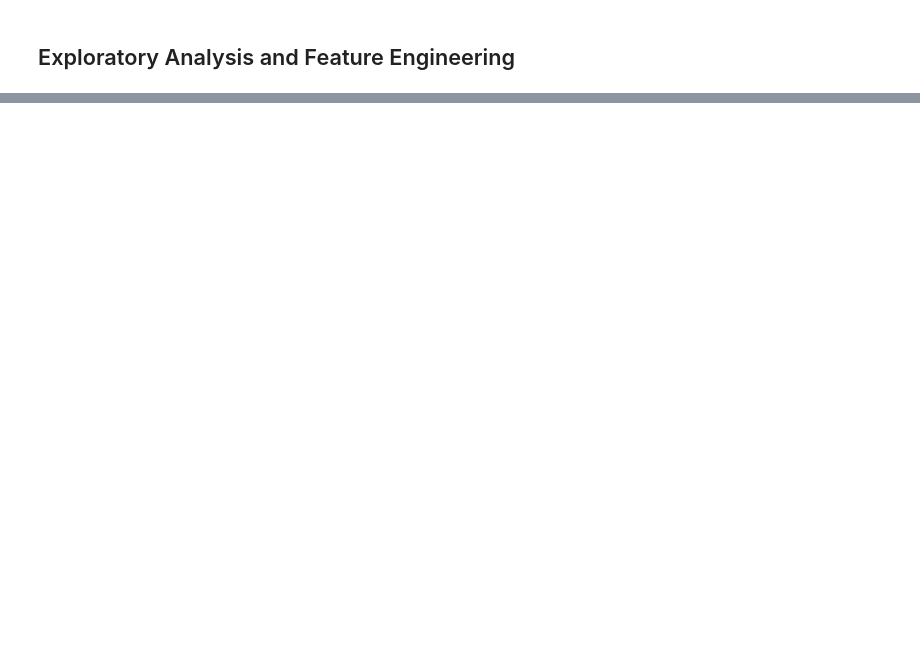
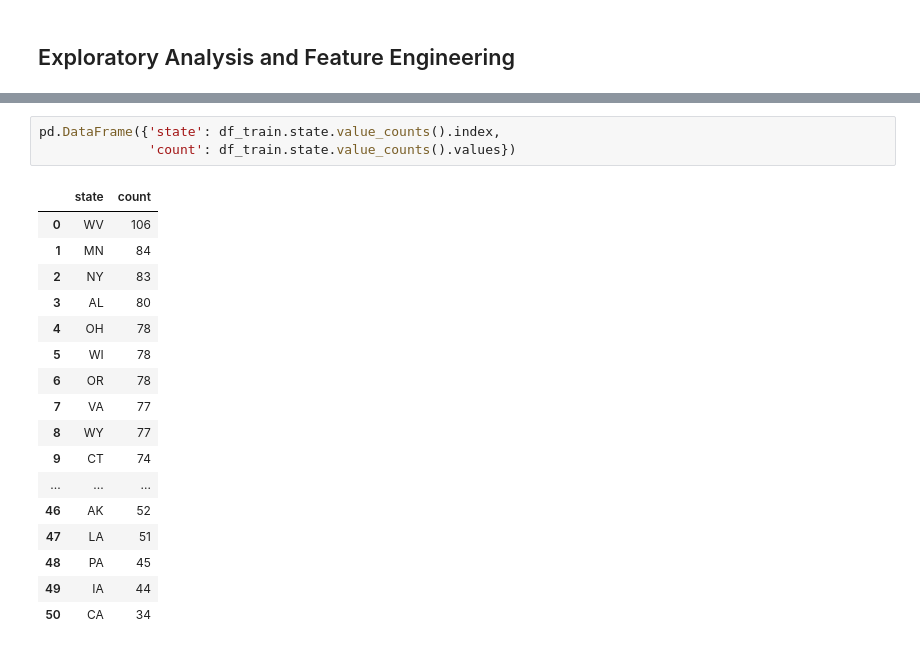
Before and after one commit to naiaraap/Predicting_Customer_Churn_in_Telecommunication_Operators, a Jupyter notebook: Predicting_Customer_Churn_in_Telecom_Operators.ipynb, the cells around one changed output, grey strips where cells are left out. Saved outputs shown, nothing was run; the diff lists cells and outputs as text; blank space fills up the shorter version.

```diff
--- a/Predicting_Customer_Churn_in_Telecom_Operators.ipynb
+++ b/Predicting_Customer_Churn_in_Telecom_Operators.ipynb
@@ -107,0 +206,21 @@ df_train_num.toPandas().describe()
+# %%
+pd.DataFrame({'state': df_train.state.value_counts().index,
+              'count': df_train.state.value_counts().values})
+# %% [output]
+|  | state | count |
+| 0 | WV | 106 |
+| 1 | MN | 84 |
+| 2 | NY | 83 |
+| 3 | AL | 80 |
+| 4 | OH | 78 |
+| 5 | WI | 78 |
+| 6 | OR | 78 |
+| 7 | VA | 77 |
+| 8 | WY | 77 |
+| 9 | CT | 74 |
+| ... | ... | ... |
+| 46 | AK | 52 |
+| 47 | LA | 51 |
+| 48 | PA | 45 |
+| 49 | IA | 44 |
+| 50 | CA | 34 |
```
Also changed, not shown: parts of 20 cells of this notebook.
